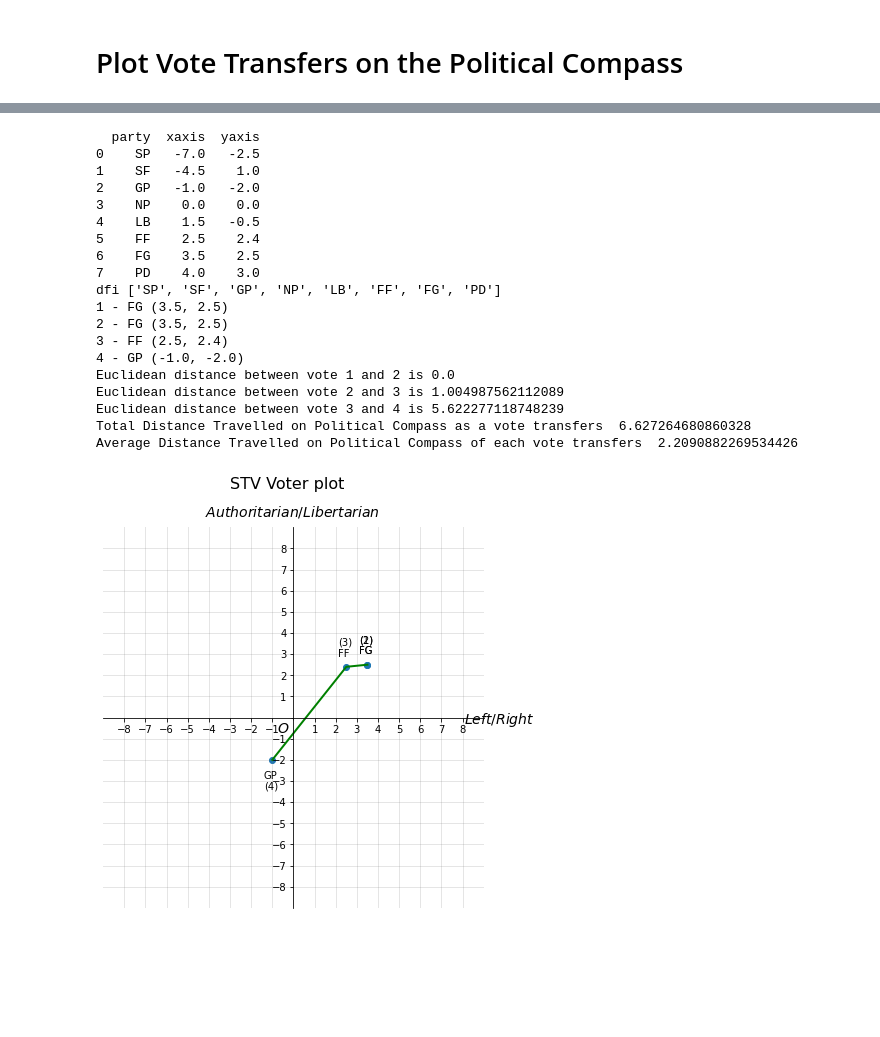
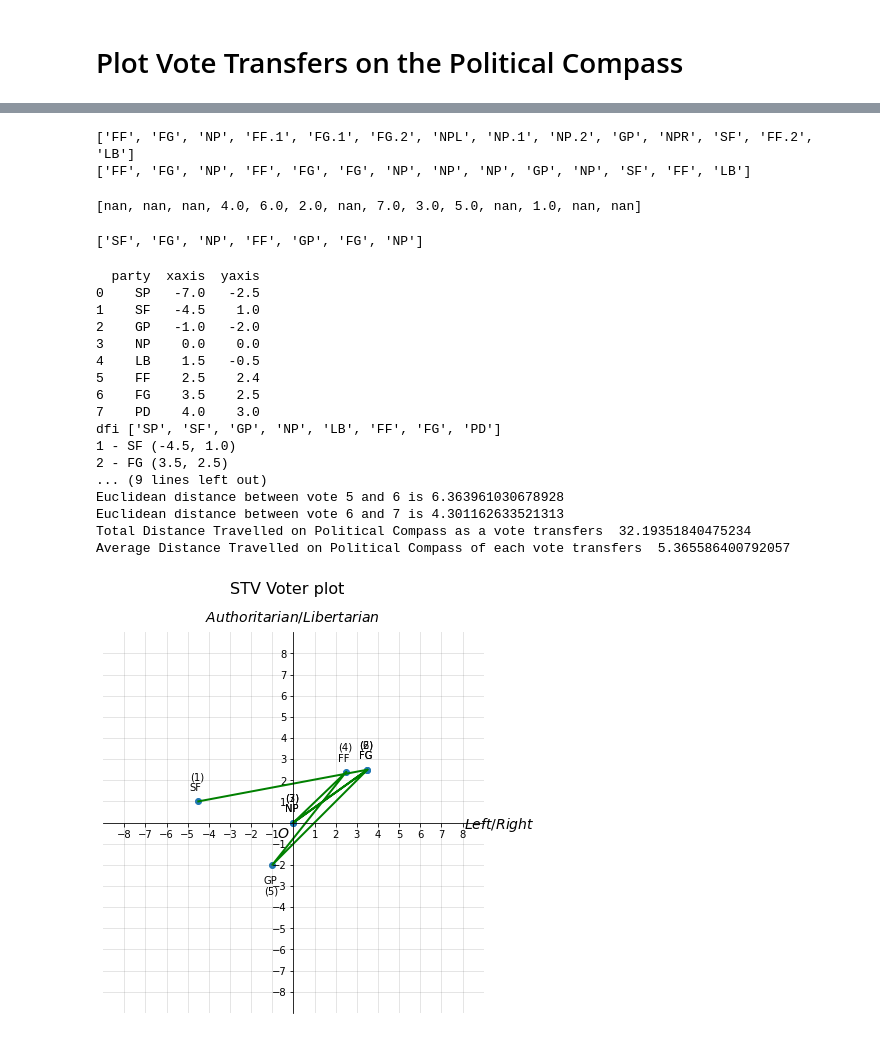
Before and after one commit to conorgilmer/STV-Ballot-as-a-signature, a Jupyter notebook: python/PlotVoteTransfers.ipynb, the cells around one changed output, grey strips where cells are left out. Drawn from its saved outputs; the diff is of its cells as text; code cells hidden in the pictures; blank space fills up the shorter version.

Commit message:
plot vote for number in column

```diff
--- a/python/PlotVoteTransfers.ipynb
+++ b/python/PlotVoteTransfers.ipynb
@@ -3,9 +43,38 @@
+# %%
+# get the party initials (1 characters) from the column names i.e. remove .1 .2 L Retc
+#print(df.columns)
+partiesList= list(df.columns)
+#del partiesList[-1]
+print(partiesList)
+partiesList2=[]
+for pl in partiesList:
+    #print(pl[:2] )
+    partiesList2.append(pl[:2])
+print(partiesList2)
+# %% [output]
+['FF', 'FG', 'NP', 'FF.1', 'FG.1', 'FG.2', 'NPL', 'NP.1', 'NP.2', 'GP', 'NPR', 'SF', 'FF.2', 'LB']
+['FF', 'FG', 'NP', 'FF', 'FG', 'FG', 'NP', 'NP', 'NP', 'GP', 'NP', 'SF', 'FF', 'LB']
+# %%
+row = list(df.loc[row_num])
+print(row)
+# %% [output]
+[nan, nan, nan, 4.0, 6.0, 2.0, nan, 7.0, 3.0, 5.0, nan, 1.0, nan, nan]
+# %%
+def getVotesParty(voterow, partieslegend):
+    #convert a vote row into parties initials
+    voteP=[]
+    for v in range(len(voterow)):
+        for w in range(len(voterow)):
+            if voterow[w] == v+1:
+                voteP.append(partieslegend[w])
+    return(voteP)
+# %%
+#convert votes to order of parties voted for
+dVote=getVotesParty(row,partiesList2)
+print(dVote)
+# %% [output]
+['SF', 'FG', 'NP', 'FF', 'GP', 'FG', 'NP']
 # %%
-#draw a graph of the political compass, tracking a PR-STV vote
-import matplotlib.pyplot as plt
-import pandas as pd
-import numpy as np
-
 #set up the paramaters of the graph, axes and background.
 xmin, xmax, ymin, ymax = -8, 8, -8, 8
 ticks_frequency = 1
@@ -59,7 +128,7 @@ for p in points:
 #Irregular Vote
 #dVote= ['NP', 'SP', 'LB', 'SF', 'FF', 'GP', 'FG']
 #Regular Vote
-dVote =['FG','FG','FF', 'GP']
+#dVote =['FG','FG','FF', 'GP']
 
 #populate 3 lists with text, x co-ord and y co-ord
 dfi = df.party.tolist()
@@ -106,39 +175,37 @@ print("Average Distance Travelled on Political Compass of each vote transfers ",
 pt=df.party.to_numpy()
 for m in range(len(pp)):
     n = xi[m]
     o = yi[m]
     ptext=pp[m]
     vno = "("+str(m+1)+")"
 
     if o >= 0:
         plt.text(n -0.4, o +0.5, ptext, fontsize=10)
         plt.text(n -0.4, o +1.0, vno, fontsize=10)
 
     else:
         plt.text(n -0.4, o -0.9, ptext, fontsize=10)
         plt.text(n -0.4, o -1.4, vno, fontsize=10)
 
 #plot all the points
 plt.scatter(xi,yi)
 plt.show()
 # %% [output]
   party  xaxis  yaxis
 0    SP   -7.0   -2.5
 1    SF   -4.5    1.0
 2    GP   -1.0   -2.0
 3    NP    0.0    0.0
 4    LB    1.5   -0.5
 5    FF    2.5    2.4
 6    FG    3.5    2.5
 7    PD    4.0    3.0
 dfi ['SP', 'SF', 'GP', 'NP', 'LB', 'FF', 'FG', 'PD']
-1 - FG (3.5, 2.5)
+1 - SF (-4.5, 1.0)
 2 - FG (3.5, 2.5)
-3 - FF (2.5, 2.4)
-4 - GP (-1.0, -2.0)
-Euclidean distance between vote 1 and 2 is 0.0
-Euclidean distance between vote 2 and 3 is 1.004987562112089
-Euclidean distance between vote 3 and 4 is 5.622277118748239
-Total Distance Travelled on Political Compass as a vote transfers  6.627264680860328
-Average Distance Travelled on Political Compass of each vote transfers  2.2090882269534426
+... (9 lines left out)
+Euclidean distance between vote 5 and 6 is 6.363961030678928
+Euclidean distance between vote 6 and 7 is 4.301162633521313
+Total Distance Travelled on Political Compass as a vote transfers  32.19351840475234
+Average Distance Travelled on Political Compass of each vote transfers  5.365586400792057
-[figure, old version]
+[figure, new version]
```
Also changed, not shown: parts of 3 cells of this notebook.
